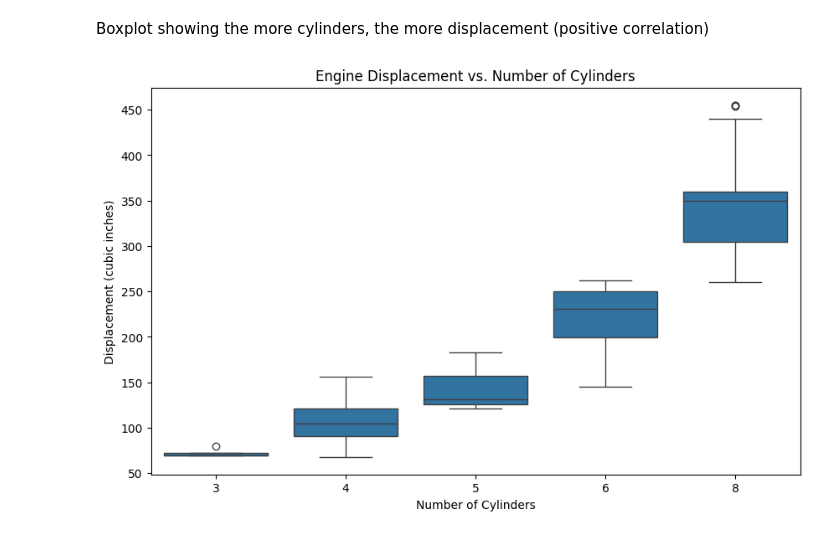
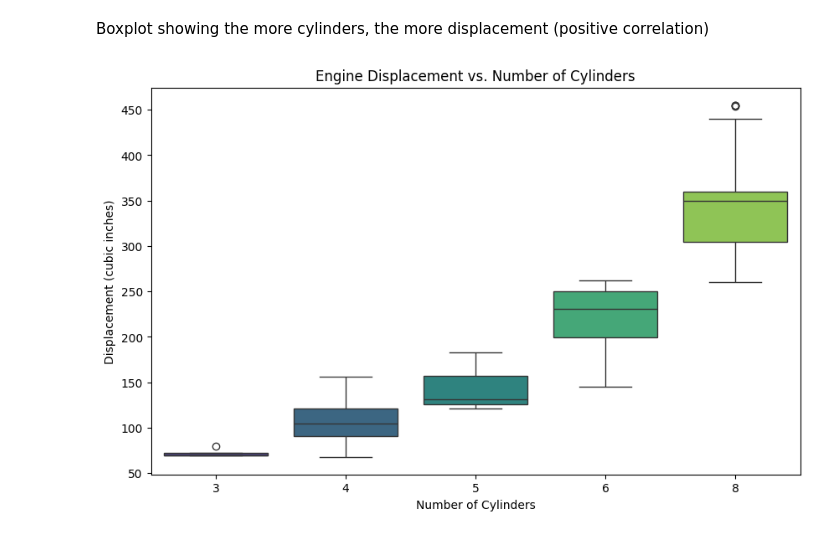
Before and after one commit to UUCompSci/ms-data-analytics, a Jupyter notebook: homework.ipynb, the cells around one changed output. Cells and saved outputs as stored; diff of their text form; code cells hidden in the pictures.

```diff
--- a/homework.ipynb
+++ b/homework.ipynb
@@ -175,12 +175,12 @@ Boxplot showing the more cylinders, the more displacement (positive correlation)
 # %%
 # Sets size of the boxplot
 plt.figure(figsize=(10, 6))
 # Creates the boxplot
-sns.boxplot(x='cylinders', y='displacement', data=data)
+sns.boxplot(x='cylinders', y='displacement', data=data, palette='viridis')
 
 plt.title('Engine Displacement vs. Number of Cylinders')
 plt.xlabel('Number of Cylinders')
 plt.ylabel('Displacement (cubic inches)')
 plt.show()
 # %% [output]
-[figure, old version]
+[figure, new version]
```
